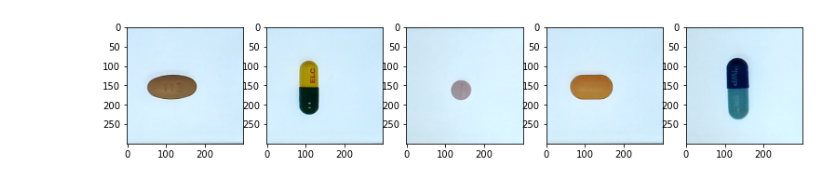
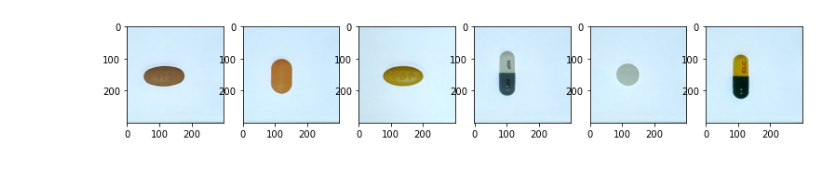
Before and after one commit to Hyukju/random_attach, a Jupyter notebook: test.ipynb, the cells around one changed output. Saved outputs shown, nothing was run; the diff lists cells and outputs as text; code cells hidden in the pictures.

Commit message:
add random attach using image

```diff
--- a/test.ipynb
+++ b/test.ipynb
@@ -44,17 +46,17 @@ def get_pill_pose(img):
 
     return x,y,w,h
 # %%
-main_dir = 'C:\\Users\\joo\\Desktop\\project\\datasets\\etri'
+main_dir = 'D:\\projects\\_datasets\\random_attach'
 
 total_pill_list = read_file_path_list(main_dir=main_dir)
 # %%
-num_pill = 4 + 1
+num_pill = 6
 selected_pills = select_pills(total_pill_list, 100 ,num_pill - 1)
 _, ax = plt.subplots(1,num_pill, figsize=(13,13))
 for i in range(num_pill):
     ax[i].imshow(cv2.imread(selected_pills[i])[:,:,::-1])
 # %% [output]
-[figure, old version]
+[figure, new version]
 # %%
 maring = 30
 selected_pill_rects = []
```
Also changed, not shown: parts of 3 cells of this notebook, 1 other file.
